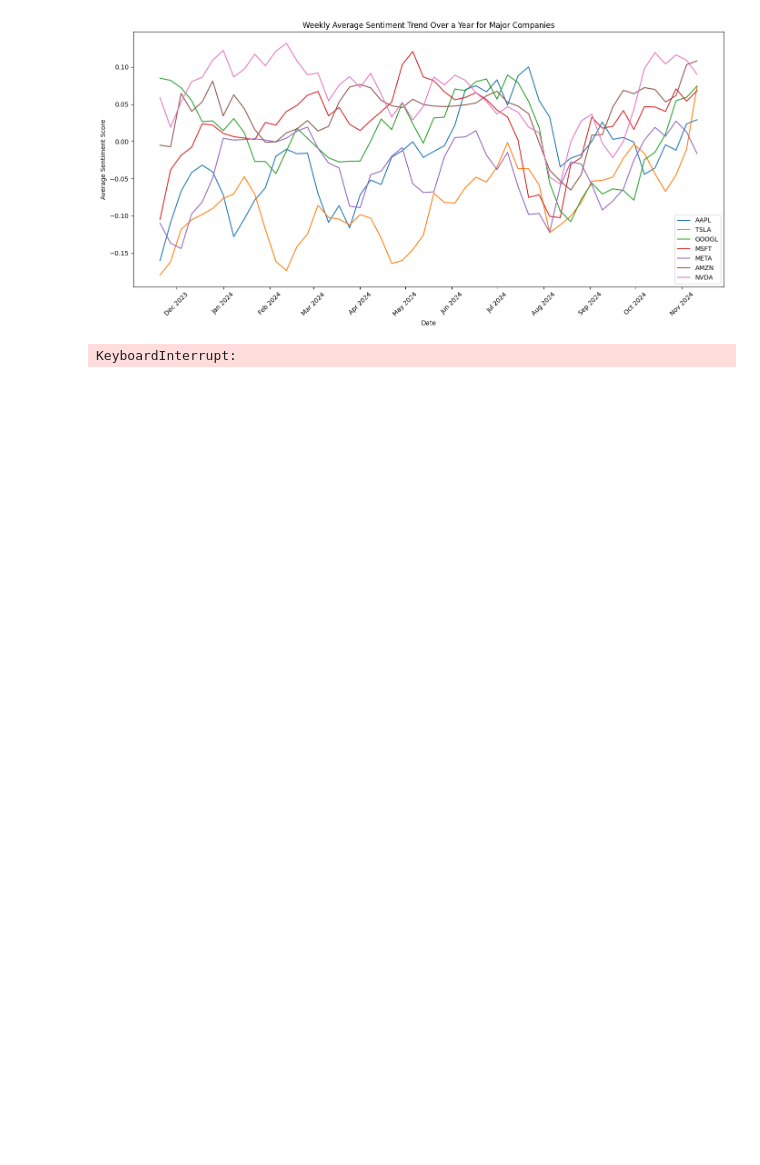
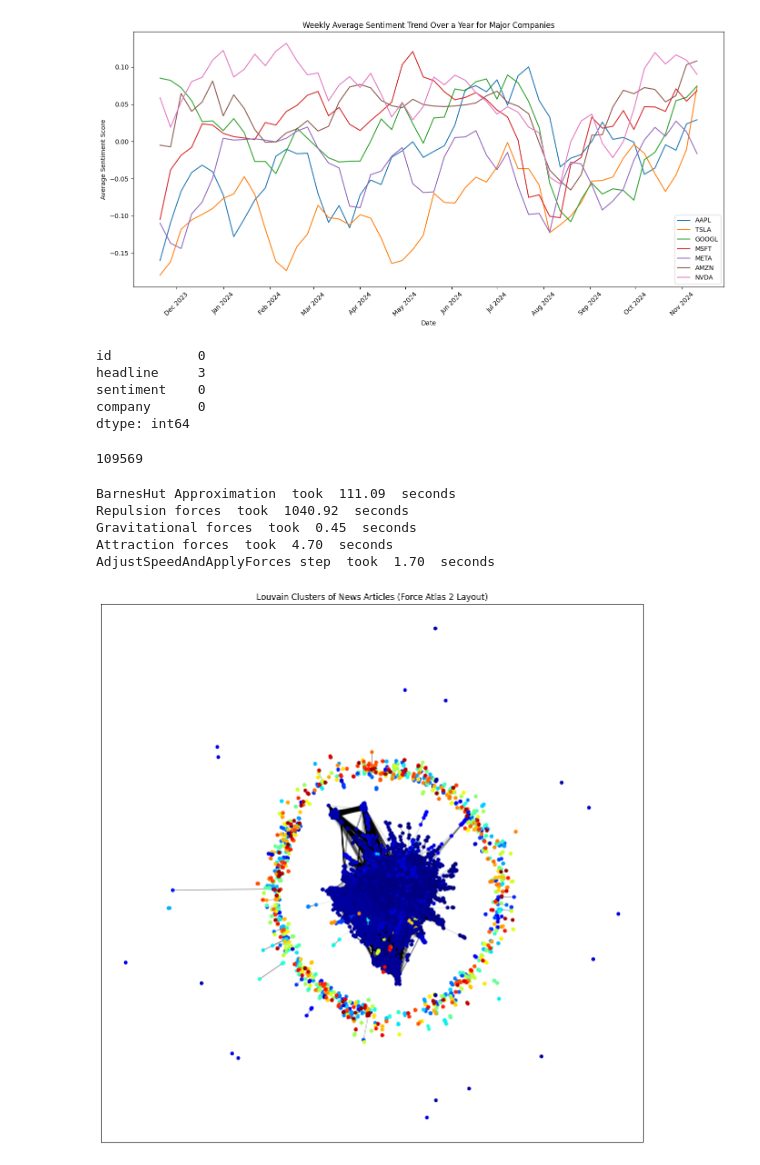
Before and after one commit to FenrisWulven/StockMarketNewsImpact, a Jupyter notebook: FinnhubAPI/initial_research.ipynb, the cells around one changed output. Saved outputs shown, nothing was run; the diff lists cells and outputs as text; code cells hidden in the pictures; blank space fills up the shorter version.

```diff
--- a/FinnhubAPI/initial_research.ipynb
+++ b/FinnhubAPI/initial_research.ipynb
@@ -320,18 +266,19 @@ plt.show()
 # %%
-# Create a dictionary to store headlines and sources for each cluster
-cluster_details = {}
-for node, cluster_id in partition.items():
-    if cluster_id not in cluster_details:
-        cluster_details[cluster_id] = []
+# Create a dictionary to store headlines, sentiments, and URLs for each cluster in the FinBERT graph
+cluster_details_finbert = {}
+for node, cluster_id in partition_finbert.items():  # Use partition_finbert for FinBERT-based clustering
+    if cluster_id not in cluster_details_finbert:
+        cluster_details_finbert[cluster_id] = []
 
-    cluster_details[cluster_id].append({
-        'headline': G.nodes[node]['title'],
-        'sentiment': G.nodes[node]['sentiment'],
-        'url': G.nodes[node]['url']
+    # Append article details to the cluster
+    cluster_details_finbert[cluster_id].append({
+        'headline': G_finbert.nodes[node]['title'],  # Use G_finbert nodes for FinBERT graph
+        'sentiment': G_finbert.nodes[node]['sentiment'],
+        'url': G_finbert.nodes[node]['url']
     })
 
-# Display sample headlines and sentiments from each cluster
-for cluster_id, articles in cluster_details.items():
+# Display sample headlines, sentiments, and URLs from each FinBERT cluster
+for cluster_id, articles in cluster_details_finbert.items():
     print(f"\nCluster {cluster_id} - Number of Articles: {len(articles)}")
     print(f"Average Sentiment: {np.mean([article['sentiment'] for article in articles]):.2f}")
     for article in articles[:3]:  # Display up to 3 articles per cluster as a sample
@@ -531,6 +475,21 @@ plt.show()
 import pandas as pd
 all_news_path = r"C:\Users\jbhan\Desktop\StockMarketNewsImpact\FinnhubAPI\news_sentiment_data.csv"
 all_news = pd.read_csv(all_news_path)
+# %%
+# check nan values
+print(all_news.isnull().sum())
+# Drop rows with missing values
+all_news.dropna(inplace=True)
+# %% [output]
+id           0
+headline     3
+sentiment    0
+company      0
+dtype: int64
+# %%
+len(all_news)
+# %% [output]
+109569
 # %%
 import networkx as nx
 import matplotlib.pyplot as plt
@@ -551,6 +510,9 @@ cosine_similarities = cosine_similarities.multiply(cosine_similarities > 0.3)  #
 
 # Step 3: Create the Graph with Articles as Nodes
 G = nx.Graph()
+
+# randomly sample 1000 articles for visualization
+all_news = all_news.sample(1000, random_state=1)
 
 # Add nodes for each article
 for i, article in all_news.iterrows():
@@ -566,31 +528,36 @@ for row, col in zip(rows, cols):
 forceatlas2 = ForceAtlas2(
     outboundAttractionDistribution=False,
     linLogMode=False,
     adjustSizes=False,
     edgeWeightInfluence=1.0,
     jitterTolerance=1.0,
     barnesHutOptimize=True,
     barnesHutTheta=1.2,
     multiThreaded=False,
     scalingRatio=2.0,
     strongGravityMode=False,
     gravity=1.0,
     verbose=True
 )
 
 # Compute layout
 positions = forceatlas2.forceatlas2_networkx_layout(G, pos=None, iterations=50)
 
 # Step 6: Apply Louvain clustering
 partition = community_louvain.best_partition(G)
 
 # Step 7: Visualize the graph with clusters
 plt.figure(figsize=(14, 14))
 colors = [partition[node] for node in G.nodes()]
 nx.draw_networkx_nodes(G, positions, node_size=20, node_color=colors, cmap=plt.cm.jet)
 nx.draw_networkx_edges(G, positions, alpha=0.1)
 
 plt.title("Louvain Clusters of News Articles (Force Atlas 2 Layout)")
 plt.show()
 # %% [output]
-KeyboardInterrupt:
+BarnesHut Approximation  took  111.09  seconds
+Repulsion forces  took  1040.92  seconds
+Gravitational forces  took  0.45  seconds
+Attraction forces  took  4.70  seconds
+AdjustSpeedAndApplyForces step  took  1.70  seconds
+[figure, added]
```
Also changed, not shown: parts of 10 cells of this notebook, 1 other file.
